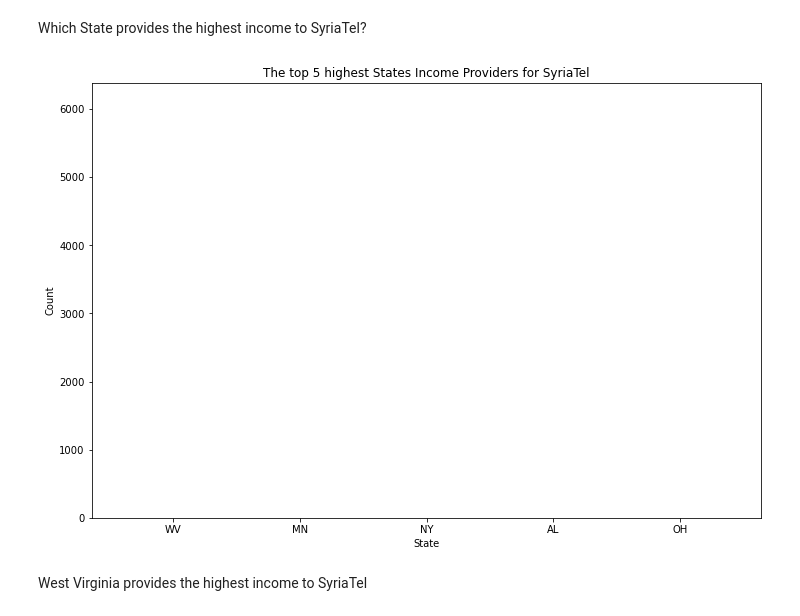
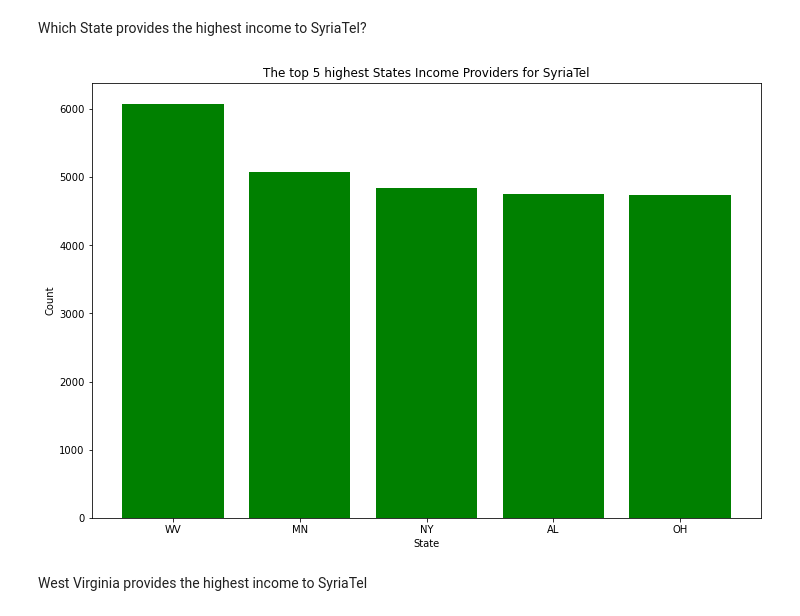
Before and after one commit to KeruboJ/SyriaTel-Customer-Churn-project, a Jupyter notebook: index.ipynb, the cells around one changed output. Saved outputs shown, nothing was run; the diff lists cells and outputs as text; code cells hidden in the pictures.

```diff
--- a/index.ipynb
+++ b/index.ipynb
@@ -344,23 +344,23 @@ Which State provides the highest income to SyriaTel?
 # %%
 # All the states in the dataset
 state_income = data[['state', 'income']]
 
 # Groupby state and selecting the top 5
 state_income= state_income.groupby(['state']).sum().reset_index().nlargest(5, 'income')
 
 # plotting
 fig, ax = plt.subplots(figsize=(12, 8))
 
 income = state_income['income']
 label = state_income['state']
 
-ax.bar(label, income, color='')
+ax.bar(label, income, color='green')
 
 ax.set_xlabel("State")
 ax.set_ylabel("Count")
 ax.set_title("The top 5 highest States Income Providers for SyriaTel");
 # %% [output]
-[figure, old version]
+[figure, new version]
 # %% [markdown]
 West Virginia provides the highest income to SyriaTel
 # %% [markdown]
```
